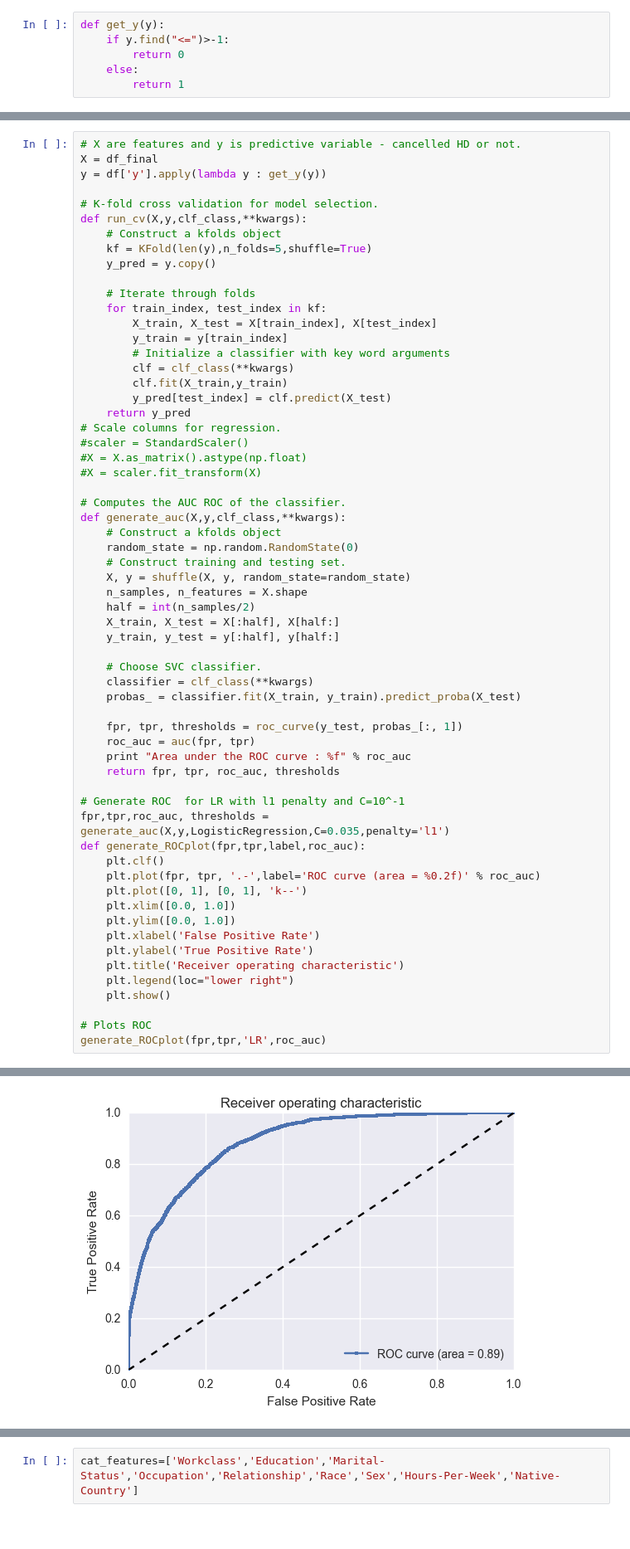
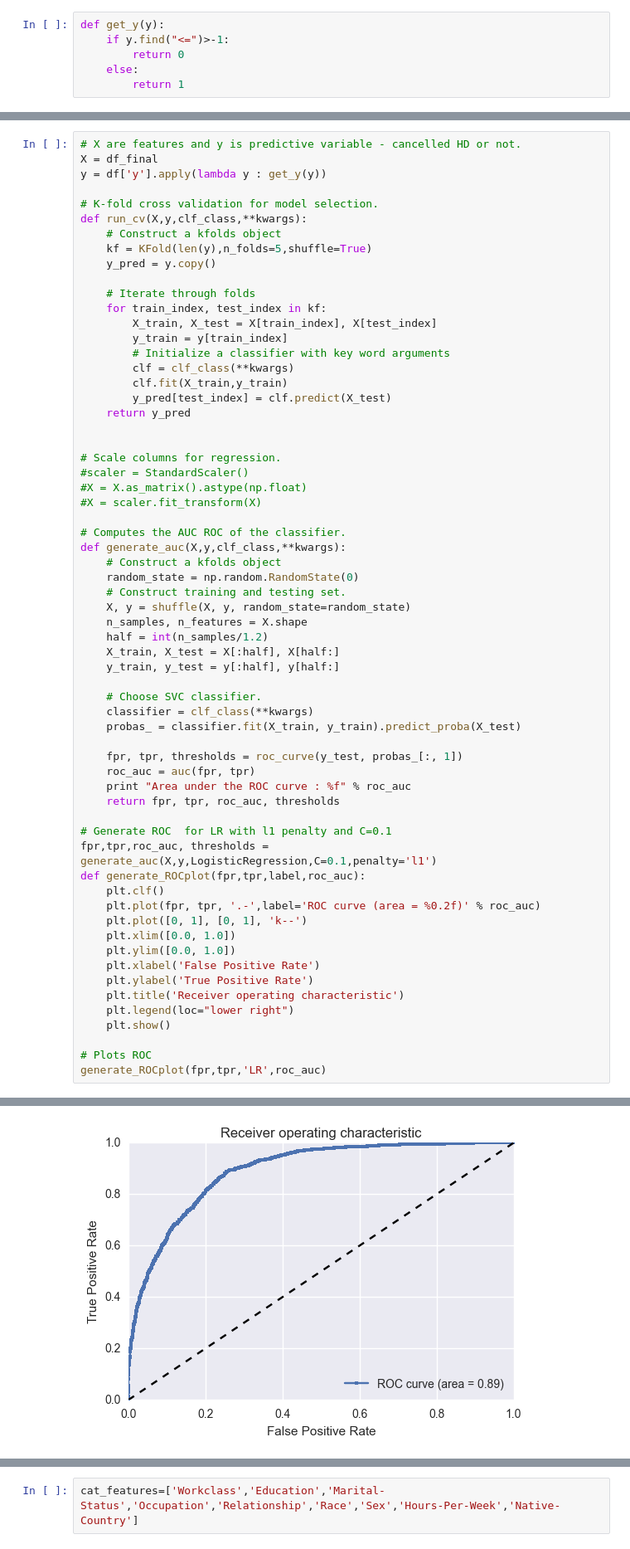
Before and after one commit to CJ-Wright/APMAE4990-, a Jupyter notebook: notebooks/Lecture 5 - Classification.ipynb, the cells around one changed output, grey strips where cells are left out. Shown: that part at 83% size. Drawn from its saved outputs; the diff is of its cells as text.

```diff
--- a/notebooks/Lecture 5 - Classification.ipynb
+++ b/notebooks/Lecture 5 - Classification.ipynb
@@ -112,6 +141,8 @@ def run_cv(X,y,clf_class,**kwargs):
         clf.fit(X_train,y_train)
         y_pred[test_index] = clf.predict(X_test)
     return y_pred
+
+
 # Scale columns for regression.
 #scaler = StandardScaler()
 #X = X.as_matrix().astype(np.float)
@@ -124,7 +155,7 @@ def generate_auc(X,y,clf_class,**kwargs):
     # Construct training and testing set.
     X, y = shuffle(X, y, random_state=random_state)
     n_samples, n_features = X.shape
-    half = int(n_samples/2)
+    half = int(n_samples/1.2)
     X_train, X_test = X[:half], X[half:]
     y_train, y_test = y[:half], y[half:]
 
@@ -137,8 +168,8 @@ def generate_auc(X,y,clf_class,**kwargs):
     print "Area under the ROC curve : %f" % roc_auc
     return fpr, tpr, roc_auc, thresholds
 
-# Generate ROC  for LR with l1 penalty and C=10^-1
-fpr,tpr,roc_auc, thresholds = generate_auc(X,y,LogisticRegression,C=0.035,penalty='l1')
+# Generate ROC  for LR with l1 penalty and C=0.1
+fpr,tpr,roc_auc, thresholds = generate_auc(X,y,LogisticRegression,C=0.1,penalty='l1')
 def generate_ROCplot(fpr,tpr,label,roc_auc):
     plt.clf()
     plt.plot(fpr, tpr, '.-',label='ROC curve (area = %0.2f)' % roc_auc)
@@ -158 +189 @@ Area under the ROC curve : 0.885329
-[figure, old version]
+[figure, new version]
```
Also changed, not shown: parts of 30 cells of this notebook, 1 other file.
